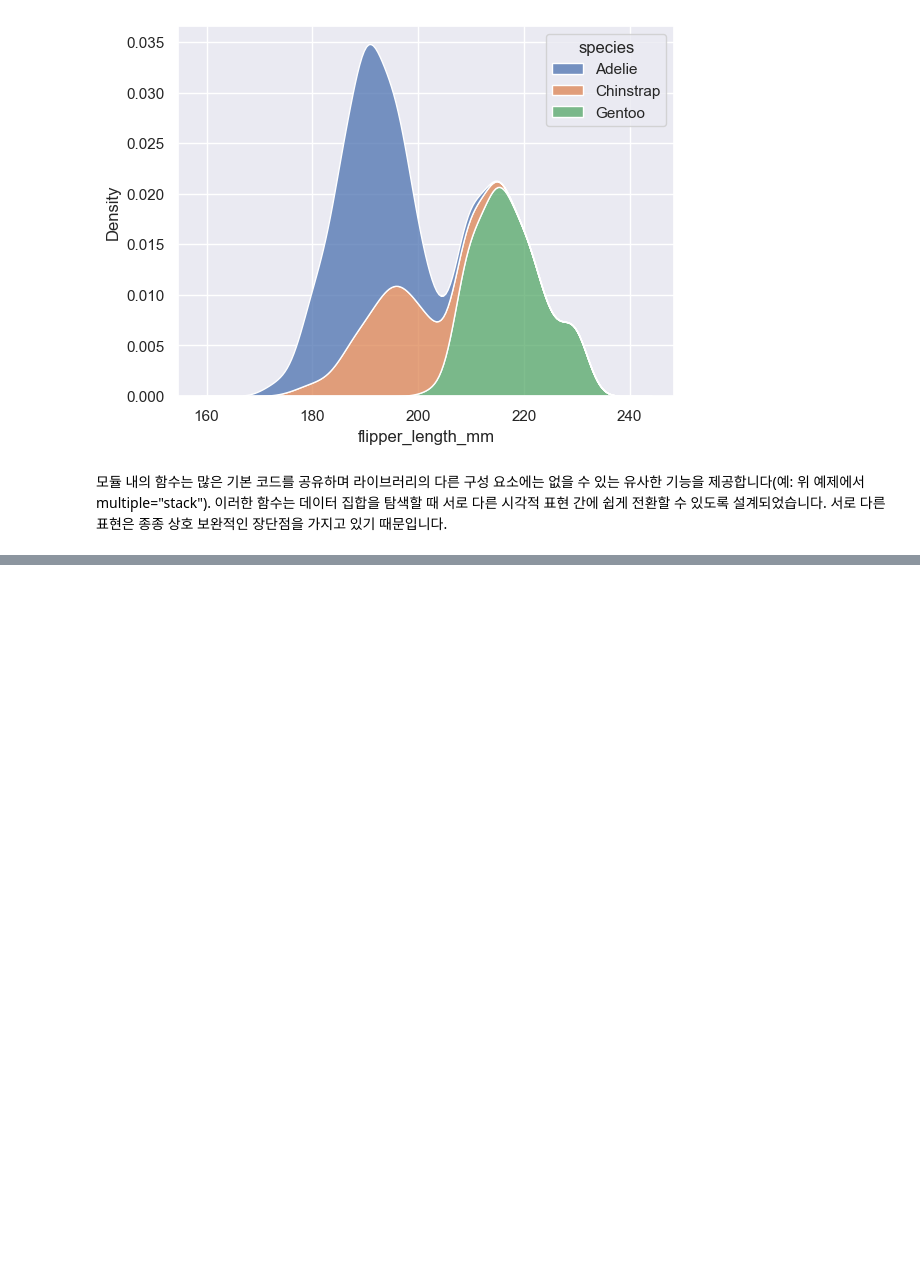
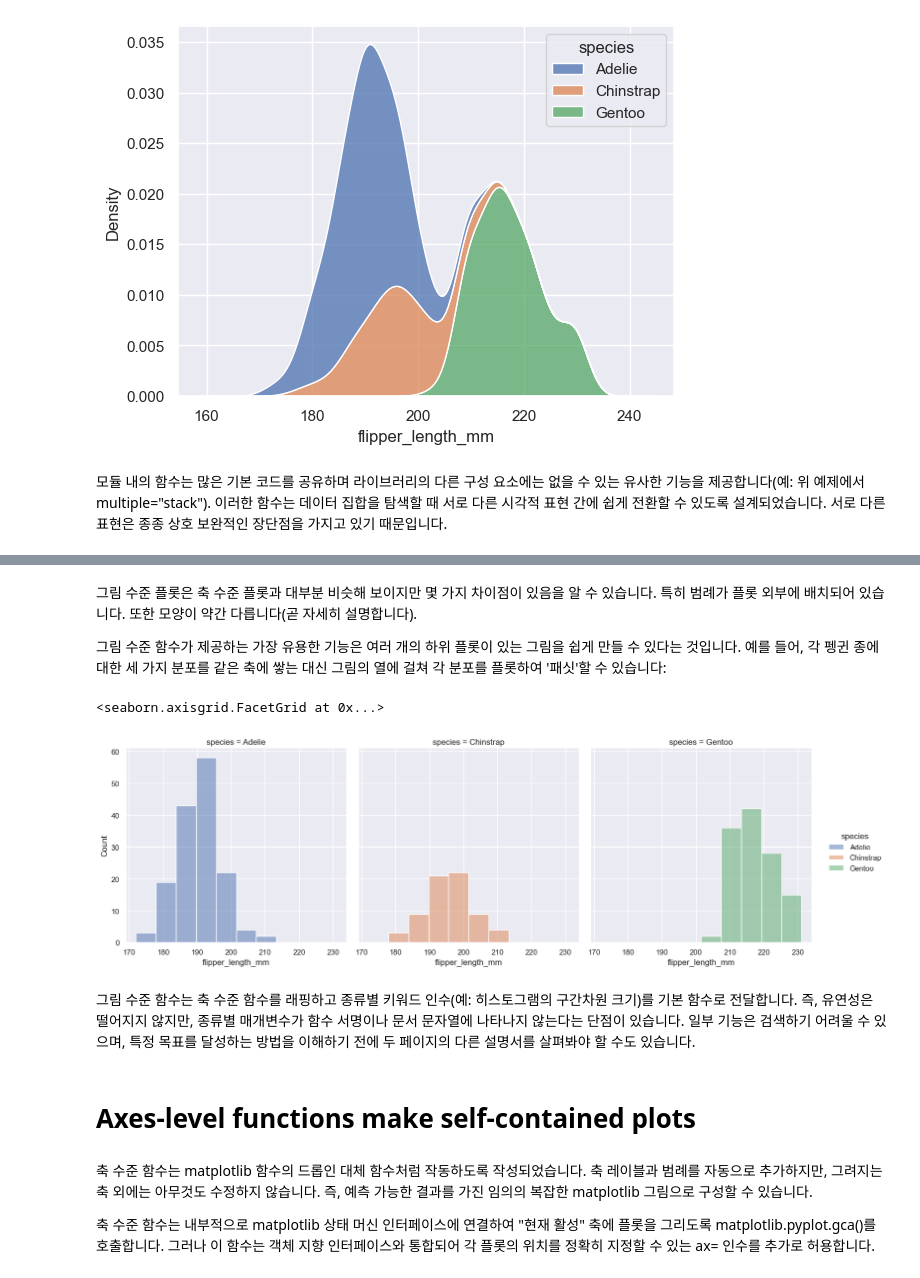
Before and after one commit to 2mook2/Seaborn_Tutorial, a Jupyter notebook: 02_Over_view_of_seaborn_plotting_functions.ipynb, the cells around one changed output, grey strips where cells are left out. Cells and saved outputs as stored; diff of their text form; code cells hidden in the pictures; blank space fills up the shorter version.

```diff
--- a/02_Over_view_of_seaborn_plotting_functions.ipynb
+++ b/02_Over_view_of_seaborn_plotting_functions.ipynb
@@ -26,0 +49,17 @@ sns.kdeplot(data=penguins, x="flipper_length_mm", hue="species", multiple="stack
+# %% [markdown]
+그림 수준 플롯은 축 수준 플롯과 대부분 비슷해 보이지만 몇 가지 차이점이 있음을 알 수 있습니다. 특히 범례가 플롯 외부에 배치되어 있습니다. 또한 모양이 약간 다릅니다(곧 자세히 설명합니다).
+
+그림 수준 함수가 제공하는 가장 유용한 기능은 여러 개의 하위 플롯이 있는 그림을 쉽게 만들 수 있다는 것입니다. 예를 들어, 각 펭귄 종에 대한 세 가지 분포를 같은 축에 쌓는 대신 그림의 열에 걸쳐 각 분포를 플롯하여 '패싯'할 수 있습니다:
+# %%
+sns.displot(data=penguins, x="flipper_length_mm", hue="species", col="species")
+# %% [output]
+<seaborn.axisgrid.FacetGrid at 0x...>
+[figure, added]
+# %% [markdown]
+그림 수준 함수는 축 수준 함수를 래핑하고 종류별 키워드 인수(예: 히스토그램의 구간차원 크기)를 기본 함수로 전달합니다. 즉, 유연성은 떨어지지 않지만, 종류별 매개변수가 함수 서명이나 문서 문자열에 나타나지 않는다는 단점이 있습니다. 일부 기능은 검색하기 어려울 수 있으며, 특정 목표를 달성하는 방법을 이해하기 전에 두 페이지의 다른 설명서를 살펴봐야 할 수도 있습니다.
+# %% [markdown]
+# Axes-level functions make self-contained plots
+# %% [markdown]
+축 수준 함수는 matplotlib 함수의 드롭인 대체 함수처럼 작동하도록 작성되었습니다. 축 레이블과 범례를 자동으로 추가하지만, 그려지는 축 외에는 아무것도 수정하지 않습니다. 즉, 예측 가능한 결과를 가진 임의의 복잡한 matplotlib 그림으로 구성할 수 있습니다.
+
+축 수준 함수는 내부적으로 matplotlib 상태 머신 인터페이스에 연결하여 "현재 활성" 축에 플롯을 그리도록 matplotlib.pyplot.gca()를 호출합니다. 그러나 이 함수는 객체 지향 인터페이스와 통합되어 각 플롯의 위치를 정확히 지정할 수 있는 ax= 인수를 추가로 허용합니다.
```
Also changed, not shown: parts of 9 cells of this notebook.
